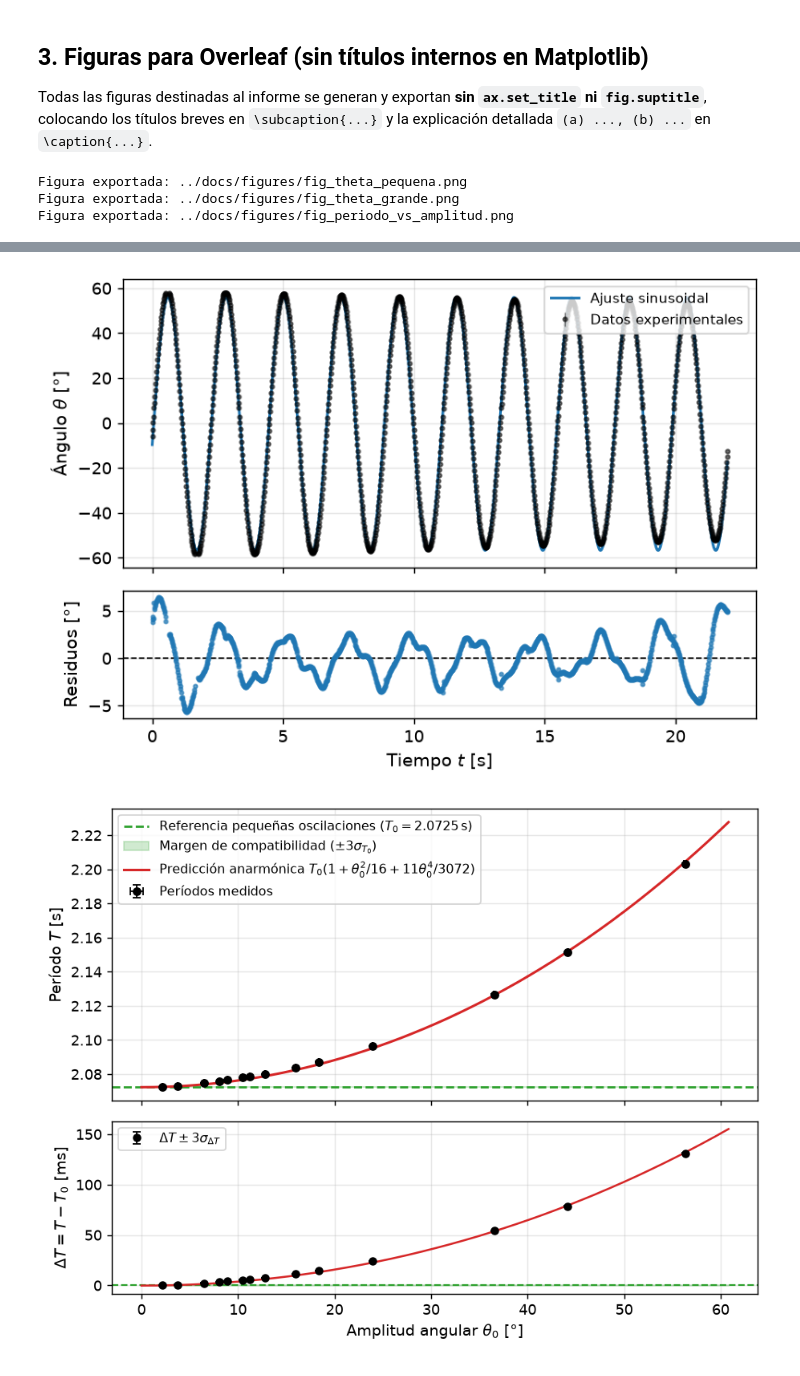
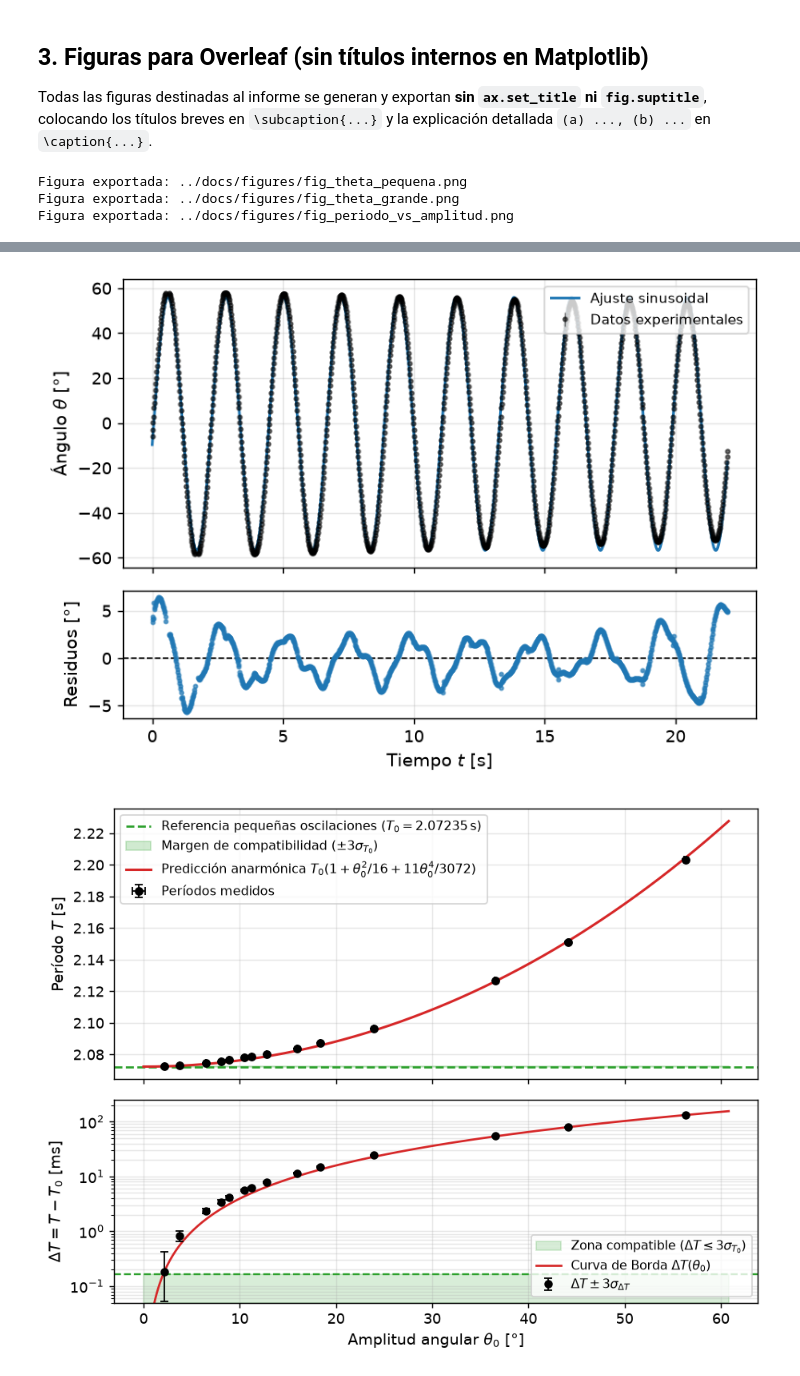
Before and after one commit to aaronbernal28/labo13-nuevos-videos-1080, a Jupyter notebook: notebooks/colab_pendulum_analysis.ipynb, the cells around one changed output, grey strips where cells are left out. Saved outputs shown, nothing was run; the diff lists cells and outputs as text; code cells hidden in the pictures.

```diff
--- a/notebooks/colab_pendulum_analysis.ipynb
+++ b/notebooks/colab_pendulum_analysis.ipynb
@@ -410,22 +709,22 @@ for vname, info in sorted(RESULTADOS.items(), key=lambda item: item[1]["theta0_d
 df_resumen = pd.DataFrame(filas_resumen)
 
 # --- Período de referencia de pequeñas oscilaciones (T_0) ---
-# 1) Referencia experimental directa: la toma de menor amplitud angular medida (IMG_1568, θ_0 ≈ 2,16°)
+# 1) Toma de menor amplitud angular medida (IMG_1568, θ_0 ≈ 2,16°) y límite θ -> 0 mediante corrección de Borda
 fila_ref = df_resumen.iloc[0]
 VIDEO_REF = str(fila_ref["Video"])
-T0_REF = float(fila_ref["T [s]"])
+T_REF_OBS = float(fila_ref["T [s]"])
 SIGMA_T0_REF = float(fila_ref["σ_T [s]"])
 
-# Corrección de Borda de segundo orden en θ_0 ≈ 2,16°: T0_puro = T_ref / (1 + θ_ref² / 16)
 theta_ref_rad = float(np.radians(fila_ref["θ_0 [°]"]))
-T0_BORDA_LIM = T0_REF / (1.0 + (theta_ref_rad ** 2) / 16.0)
+T0_BORDA_LIM = T_REF_OBS / (1.0 + (theta_ref_rad ** 2) / 16.0)
 
 # 2) Período teórico a partir de L = (75,8 ± 0,5) cm para registro informativo
 T0_TEO_L = 2.0 * np.pi * np.sqrt(LARGO_CM / G_REF)
 SIGMA_T0_TEO_L = 0.5 * T0_TEO_L * (SIGMA_L / LARGO_CM)
 
-# --- Comparación |T - T_0| frente a la incerteza combinada σ_ΔT (criterio de 3σ) ---
-df_resumen["ΔT = T - T_0 [ms]"] = (df_resumen["T [s]"] - T0_REF) * 1e3
+# --- Comparación ΔT = T - T_0 frente a la incerteza combinada σ_ΔT (criterio de 3σ) ---
+# Usamos T0_BORDA_LIM como T_0 para que las 14 tomas tengan ΔT > 0 y puedan mostrarse en escala logarítmica
+df_resumen["ΔT = T - T_0 [ms]"] = (df_resumen["T [s]"] - T0_BORDA_LIM) * 1e3
 df_resumen["σ_ΔT [ms]"] = np.sqrt(df_resumen["σ_T [s]"] ** 2 + SIGMA_T0_REF ** 2) * 1e3
 df_resumen["3σ_ΔT [ms]"] = 3.0 * df_resumen["σ_ΔT [ms]"]
 df_resumen["|ΔT| / σ_ΔT"] = np.abs(df_resumen["ΔT = T - T_0 [ms]"]) / df_resumen["σ_ΔT [ms]"]
@@ -435,7 +734,7 @@ df_resumen["Compatible (3σ)"] = np.where(
 
 print(
     f"Referencia experimental de pequeñas oscilaciones ({VIDEO_REF}, θ_0 = {fila_ref['θ_0 [°]']:.2f}°): "
-    f"T_0 = ({T0_REF:.5f} ± {SIGMA_T0_REF:.5f}) s (límite θ->0: {T0_BORDA_LIM:.5f} s)"
+    f"T_obs = ({T_REF_OBS:.5f} ± {SIGMA_T0_REF:.5f}) s -> límite θ->0: T_0 = ({T0_BORDA_LIM:.5f} ± {SIGMA_T0_REF:.5f}) s"
 )
 print(
     f"Nota sobre constante L definida arriba (L_CM = {LARGO_CM*100:.2f} ± {SIGMA_L*100:.1f} cm): "
@@ -529,7 +828,7 @@ def exportar_figura_toma(video_name: str, out_path: Path) -> None:
 exportar_figura_toma("IMG_1568", FIG_DIR / "fig_theta_pequena.png")
 exportar_figura_toma("IMG_1555", FIG_DIR / "fig_theta_grande.png")
 
-# --- Figura para §3.2: Período T en función de la amplitud θ_0 y diferencia ΔT = T - T_0 ---
+# --- Figura para §3.2: Período T (lineal) y diferencia ΔT = T - T_0 (escala logarítmica en y) ---
 theta_grid_deg = np.linspace(0.0, float(df_resumen["θ_0 [°]"].max()) * 1.08, 400)
 theta_grid_rad = np.radians(theta_grid_deg)
 T_borda_grid = T0_BORDA_LIM * (
@@ -537,21 +836,21 @@ T_borda_grid = T0_BORDA_LIM * (
 )
 
 fig, (ax_T, ax_dT) = plt.subplots(
-    2, 1, figsize=(7.2, 5.4), sharex=True, gridspec_kw={"height_ratios": [2.2, 1.3]}
+    2, 1, figsize=(7.2, 5.5), sharex=True, gridspec_kw={"height_ratios": [2.0, 1.5]}
 )
 
-# Panel superior: T(θ_0) medido, referencia T_0 y expansión de Borda
+# Panel superior (escala lineal): T(θ_0) medido, referencia T_0 y expansión de Borda
 ax_T.axhline(
-    T0_REF,
+    T0_BORDA_LIM,
     color="C2",
     linestyle="--",
     lw=1.5,
-    label=rf"Referencia pequeñas oscilaciones ($T_0 = {T0_REF:.4f}\,\mathrm{{s}}$)",
+    label=rf"Referencia pequeñas oscilaciones ($T_0 = {T0_BORDA_LIM:.5f}\,\mathrm{{s}}$)",
 )
 ax_T.fill_between(
     theta_grid_deg,
-    T0_REF - 3.0 * SIGMA_T0_REF,
-    T0_REF + 3.0 * SIGMA_T0_REF,
+    T0_BORDA_LIM - 3.0 * SIGMA_T0_REF,
+    T0_BORDA_LIM + 3.0 * SIGMA_T0_REF,
     color="C2",
     alpha=0.22,
     label=r"Margen de compatibilidad ($\pm 3\sigma_{T_0}$)",
@@ -580,47 +879,65 @@ ax_T.set_ylabel("Período $T$ [s]", fontsize=10.5)
 ax_T.legend(loc="upper left", fontsize=8.8, frameon=True)
 ax_T.grid(True, alpha=0.3)
 
-# Panel inferior: diferencia ΔT = T - T_0 en milisegundos con barras ±3σ_ΔT
-ax_dT.axhline(0.0, color="C2", linestyle="--", lw=1.2)
+# Panel inferior (escala logarítmica en y): ΔT = T - T_0 [ms]
+y_floor = 0.05
+thresh_3sigma_ms = 3.0 * SIGMA_T0_REF * 1e3
+ax_dT.set_yscale("log")
+ax_dT.set_ylim(bottom=y_floor, top=250.0)
+
+ax_dT.axhline(
+    thresh_3sigma_ms,
+    color="C2",
+    linestyle="--",
+    lw=1.3,
+)
 ax_dT.fill_between(
     theta_grid_deg,
-    -3.0 * SIGMA_T0_REF * 1e3,
-    3.0 * SIGMA_T0_REF * 1e3,
+    y_floor,
+    thresh_3sigma_ms,
     color="C2",
-    alpha=0.22,
+    alpha=0.18,
+    label=r"Zona compatible ($\Delta T \leq 3\sigma_{T_0}$)",
 )
+
+mask_pos = theta_grid_deg > 0.0
 ax_dT.plot(
-    theta_grid_deg,
-    (T_borda_grid - T0_REF) * 1e3,
+    theta_grid_deg[mask_pos],
+    (T_borda_grid[mask_pos] - T0_BORDA_LIM) * 1e3,
     color="C3",
-    lw=1.4,
+    lw=1.5,
+    label=r"Curva de Borda $\Delta T(\theta_0)$",
 )
+
+y_vals = df_resumen["ΔT = T - T_0 [ms]"].to_numpy()
+y_err = df_resumen["3σ_ΔT [ms]"].to_numpy()
+y_err_low = np.minimum(y_err, np.maximum(0.0, y_vals - y_floor * 1.05))
 ax_dT.errorbar(
     df_resumen["θ_0 [°]"],
-    df_resumen["ΔT = T - T_0 [ms]"],
-    yerr=df_resumen["3σ_ΔT [ms]"],
+    y_vals,
+    yerr=[y_err_low, y_err],
     fmt="o",
     markersize=4.8,
     color="black",
     capsize=2.5,
     elinewidth=1.0,
     zorder=5,
     label=r"$\Delta T \pm 3\sigma_{\Delta T}$",
 )
 ax_dT.set_ylabel(r"$\Delta T = T - T_0$ [ms]", fontsize=10.5)
 ax_dT.set_xlabel(r"Amplitud angular $\theta_0$ [°]", fontsize=10.5)
-ax_dT.legend(loc="upper left", fontsize=8.8, frameon=True)
-ax_dT.grid(True, alpha=0.3)
+ax_dT.legend(loc="lower right", fontsize=8.6, frameon=True)
+ax_dT.grid(True, which="both", alpha=0.3)
 
 fig.tight_layout()
 out_periodo = FIG_DIR / "fig_periodo_vs_amplitud.png"
 fig.savefig(out_periodo, dpi=300, bbox_inches="tight")
 plt.show()
 print(f"Figura exportada: {out_periodo}")
 # %% [output]
 Figura exportada: ../docs/figures/fig_theta_pequena.png
 Figura exportada: ../docs/figures/fig_theta_grande.png
 Figura exportada: ../docs/figures/fig_periodo_vs_amplitud.png
 [figure]
 [figure]
-[figure, old version]
+[figure, new version]
```
Also changed, not shown: parts of 5 cells of this notebook.
